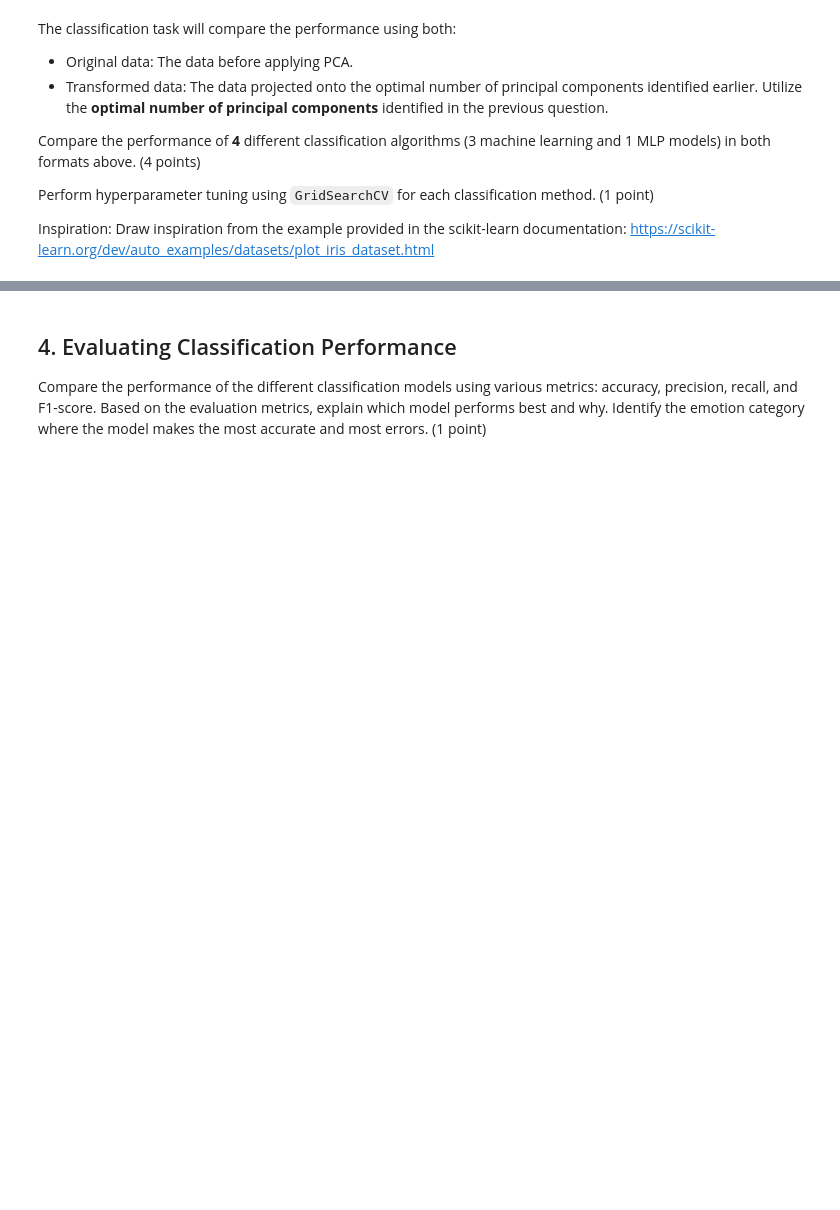
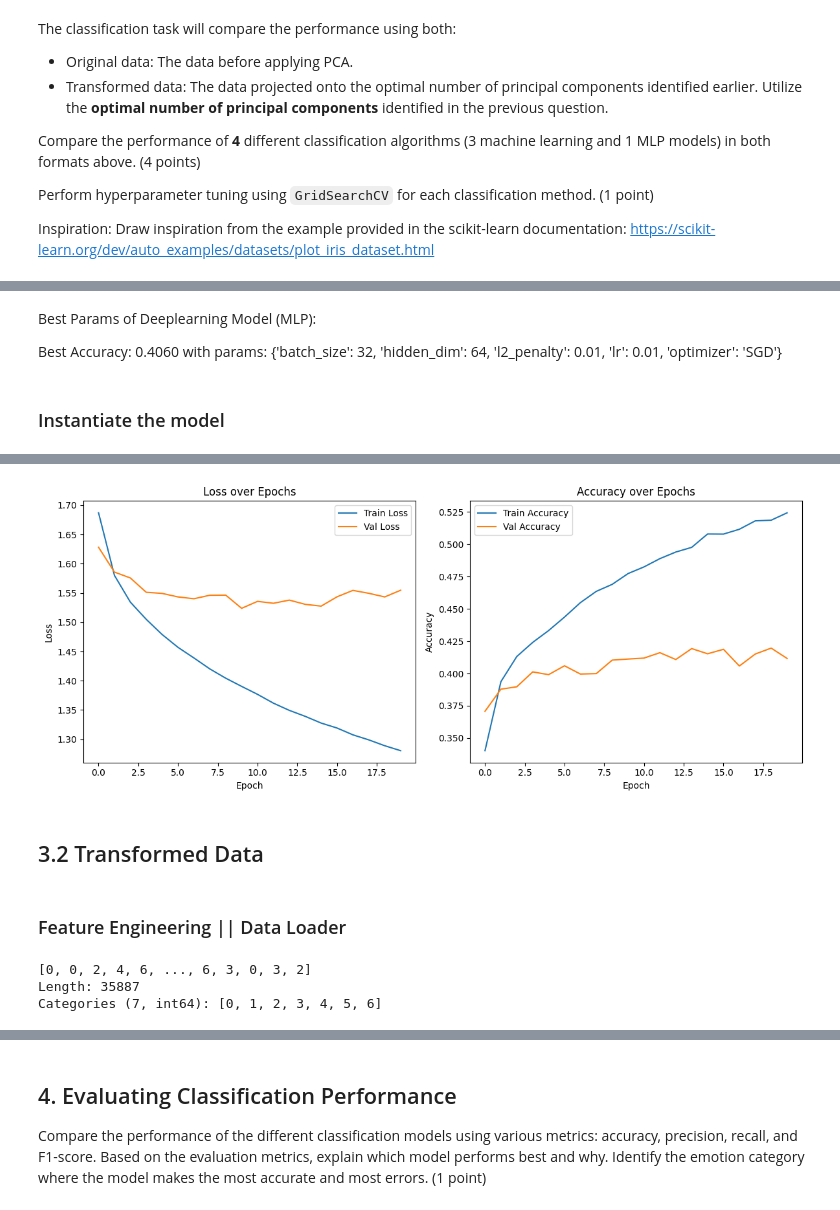
Before and after one commit to nguyenmai333/Fundamental-ML, a Jupyter notebook: notebooks/EDA.ipynb, the cells around one changed output, grey strips where cells are left out. Cells and saved outputs as stored; diff of their text form; code cells hidden in the pictures; blank space fills up the shorter version.

```diff
--- a/notebooks/EDA.ipynb
+++ b/notebooks/EDA.ipynb
@@ -237,0 +697,3 @@ Inspiration: Draw inspiration from the example provided in the scikit-learn docu
+# %%
+#GridSearchCV
+gnb_best = GridSearchCV(estimator=gnb, param_grid=param_grid, cv=5, scoring='accuracy', verbose=1)
@@ -237,0 +702,2 @@ Inspiration: Draw inspiration from the example provided in the scikit-learn docu
+# %%
+gnb_best.fit(X_train, y_train)
@@ -237,0 +767,13 @@ Inspiration: Draw inspiration from the example provided in the scikit-learn docu
+# %%
+class MLPModel(nn.Module):
+    def __init__(self, input_dim, hidden_dim, num_classes):
+        super(MLPModel, self).__init__()
+        self.fc1 = nn.Linear(input_dim, hidden_dim)
+        self.relu = nn.ReLU()
+        self.fc2 = nn.Linear(hidden_dim, num_classes)
+
+    def forward(self, x):
+        out = self.fc1(x)
+        out = self.relu(out)
+        out = self.fc2(out)
+        return out
@@ -237,0 +860,18 @@ Inspiration: Draw inspiration from the example provided in the scikit-learn docu
+# %% [markdown]
+Best Params of Deeplearning Model (MLP):
+
+
+Best Accuracy: 0.4060 with params: {'batch_size': 32, 'hidden_dim': 64, 'l2_penalty': 0.01, 'lr': 0.01, 'optimizer': 'SGD'}
+# %% [markdown]
+### Instantiate the model
+# %%
+train_loader = DataLoader(train_dataset, batch_size=32, shuffle=True)
+test_loader = DataLoader(test_dataset, batch_size=32, shuffle=False)
+input_dim = X_train.shape[1]
+num_classes = len(np.unique(y))
+model = MLPModel(input_dim=input_dim, hidden_dim=64, num_classes=num_classes)
+criterion = nn.CrossEntropyLoss()
+optimizer = optim.SGD(model.parameters(), lr=0.01, weight_decay=0.01)
+# %%
+train_and_evaluate(num_epochs=20, train_loader=train_loader, test_loader=test_loader, model=model, criterion=criterion, optimizer=optimizer)
+# %% [output]
@@ -237,0 +895,11 @@ Inspiration: Draw inspiration from the example provided in the scikit-learn docu
+[figure, added]
+# %% [markdown]
+## 3.2 Transformed Data
+# %% [markdown]
+### Feature Engineering || Data Loader
+# %%
+labels
+# %% [output]
+[0, 0, 2, 4, 6, ..., 6, 3, 0, 3, 2]
+Length: 35887
+Categories (7, int64): [0, 1, 2, 3, 4, 5, 6]
```
Also changed, not shown: parts of 105 cells of this notebook.
